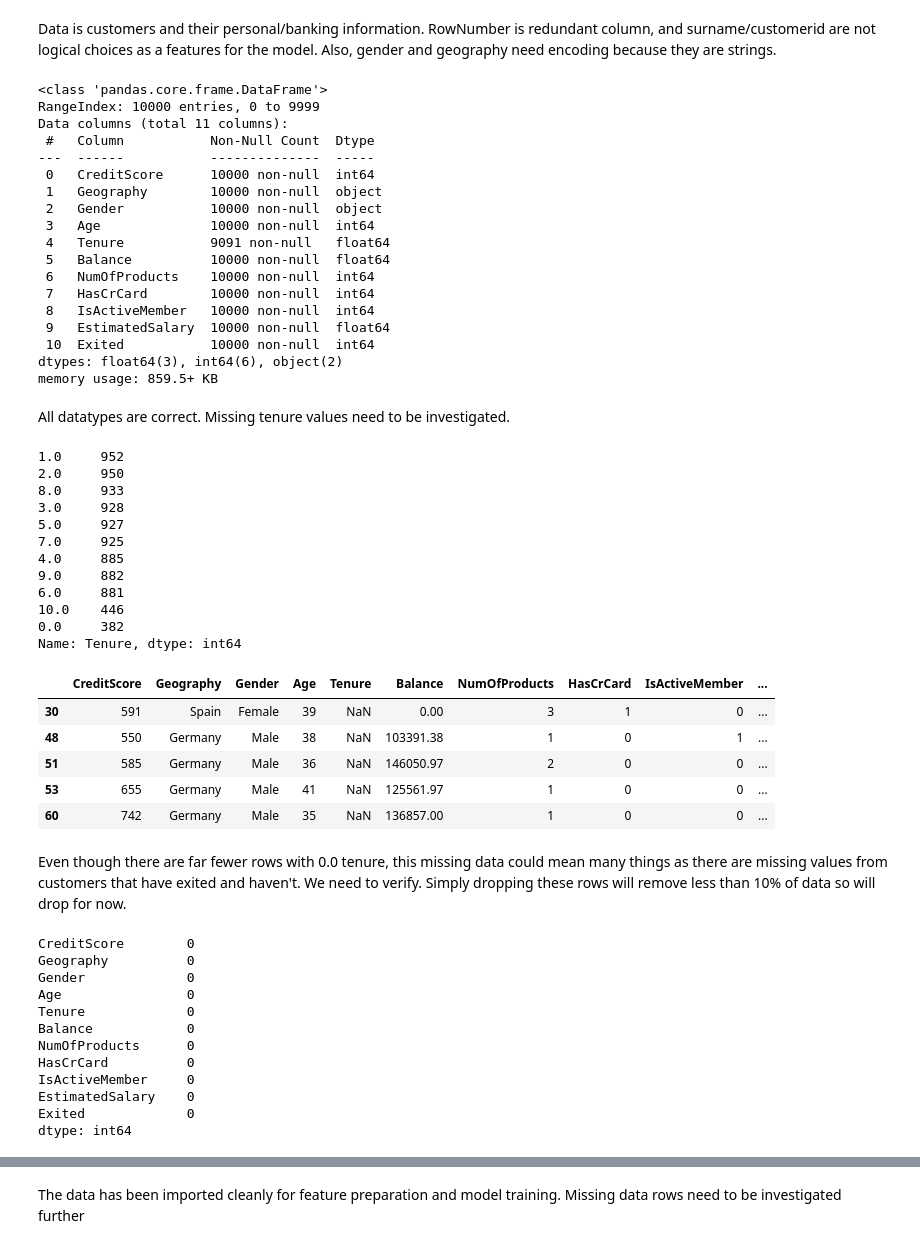
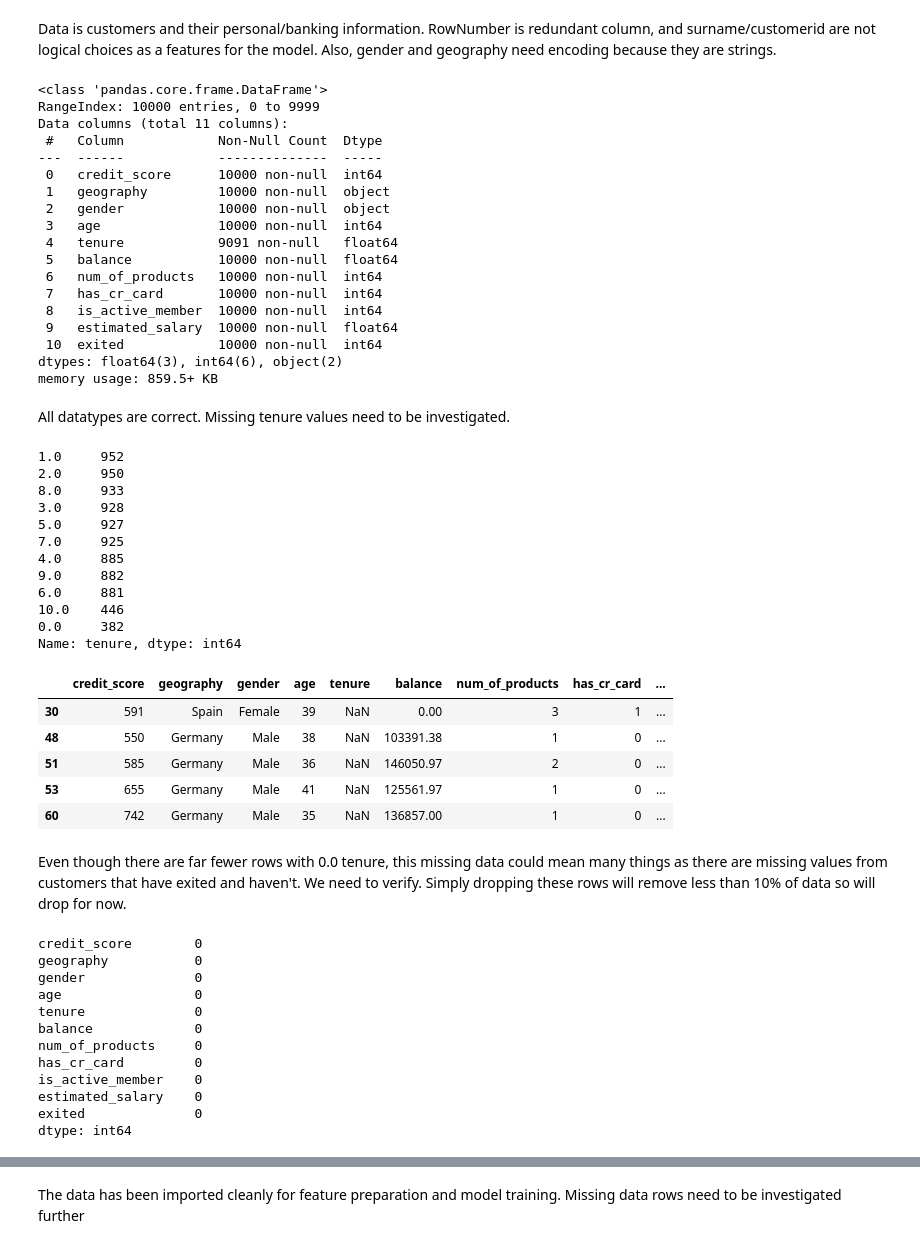
Before and after one commit to brolak/data_portfolio, a Jupyter notebook: Projects/07/Supervised_Learning.ipynb, the cells around one changed output, grey strips where cells are left out. Cells and saved outputs as stored; diff of their text form; code cells hidden in the pictures.

Commit message:
fixed column casing and added gridsearch to project 7

```diff
--- a/Projects/07/Supervised_Learning.ipynb
+++ b/Projects/07/Supervised_Learning.ipynb
@@ -39,66 +41,74 @@ RowNumber is redundant column, and surname/customerid are not logical choices as
 # %%
 # dropping columns that won't be used in features
 df = df.drop(['RowNumber','CustomerId','Surname'],axis=1)
+
+def camel_to_snake(name):
+  name = re.sub('(.)([A-Z][a-z]+)', r'\1_\2', name)
+  return re.sub('([a-z0-9])([A-Z])', r'\1_\2', name).lower()
+
+for column in df.columns:
+    df = df.rename(columns={column:camel_to_snake(column)})
+
 df.info()
 # %% [output]
 <class 'pandas.core.frame.DataFrame'>
 RangeIndex: 10000 entries, 0 to 9999
 Data columns (total 11 columns):
- #   Column           Non-Null Count  Dtype
----  ------           --------------  -----
- 0   CreditScore      10000 non-null  int64
- 1   Geography        10000 non-null  object
- 2   Gender           10000 non-null  object
- 3   Age              10000 non-null  int64
- 4   Tenure           9091 non-null   float64
- 5   Balance          10000 non-null  float64
- 6   NumOfProducts    10000 non-null  int64
- 7   HasCrCard        10000 non-null  int64
- 8   IsActiveMember   10000 non-null  int64
- 9   EstimatedSalary  10000 non-null  float64
- 10  Exited           10000 non-null  int64
+ #   Column            Non-Null Count  Dtype
+---  ------            --------------  -----
+ 0   credit_score      10000 non-null  int64
+ 1   geography         10000 non-null  object
+ 2   gender            10000 non-null  object
+ 3   age               10000 non-null  int64
+ 4   tenure            9091 non-null   float64
+ 5   balance           10000 non-null  float64
+ 6   num_of_products   10000 non-null  int64
+ 7   has_cr_card       10000 non-null  int64
+ 8   is_active_member  10000 non-null  int64
+ 9   estimated_salary  10000 non-null  float64
+ 10  exited            10000 non-null  int64
 dtypes: float64(3), int64(6), object(2)
 memory usage: 859.5+ KB
 # %% [markdown]
 All datatypes are correct. Missing tenure values need to be investigated.
 # %%
-print(df['Tenure'].value_counts())
-df[df['Tenure'].isna()].head()
+print(df['tenure'].value_counts())
+df[df['tenure'].isna()].head()
 # %% [output]
 1.0     952
 2.0     950
 8.0     933
 3.0     928
 5.0     927
 7.0     925
 4.0     885
 9.0     882
 6.0     881
 10.0    446
 0.0     382
-Name: Tenure, dtype: int64
+Name: tenure, dtype: int64
-|  | CreditScore | Geography | Gender | Age | Tenure | Balance | NumOfProducts | HasCrCard | IsActiveMember | ... |
-| 30 | 591 | Spain | Female | 39 | NaN | 0.00 | 3 | 1 | 0 | ... |
-| 48 | 550 | Germany | Male | 38 | NaN | 103391.38 | 1 | 0 | 1 | ... |
-| 51 | 585 | Germany | Male | 36 | NaN | 146050.97 | 2 | 0 | 0 | ... |
-| 53 | 655 | Germany | Male | 41 | NaN | 125561.97 | 1 | 0 | 0 | ... |
-| 60 | 742 | Germany | Male | 35 | NaN | 136857.00 | 1 | 0 | 0 | ... |
+|  | credit_score | geography | gender | age | tenure | balance | num_of_products | has_cr_card | ... |
+| 30 | 591 | Spain | Female | 39 | NaN | 0.00 | 3 | 1 | ... |
+| 48 | 550 | Germany | Male | 38 | NaN | 103391.38 | 1 | 0 | ... |
+| 51 | 585 | Germany | Male | 36 | NaN | 146050.97 | 2 | 0 | ... |
+| 53 | 655 | Germany | Male | 41 | NaN | 125561.97 | 1 | 0 | ... |
+| 60 | 742 | Germany | Male | 35 | NaN | 136857.00 | 1 | 0 | ... |
 # %% [markdown]
 Even though there are far fewer rows with 0.0 tenure, this missing data could mean many things as there are missing values from customers that have exited and haven't. We need to verify. Simply dropping these rows will remove less than 10% of data so will drop for now.
 # %%
 df[df.duplicated() == True].count()
 # %% [output]
-CreditScore        0
-Geography          0
-Gender             0
-Age                0
-Tenure             0
-Balance            0
-NumOfProducts      0
-HasCrCard          0
-IsActiveMember     0
-EstimatedSalary    0
-Exited             0
+credit_score        0
+geography           0
+gender              0
+age                 0
+tenure              0
+balance             0
+num_of_products     0
+has_cr_card         0
+is_active_member    0
+estimated_salary    0
+exited              0
 dtype: int64
 # %%
 # drop missing values
```
Also changed, not shown: parts of 11 cells of this notebook, 1 other file.
